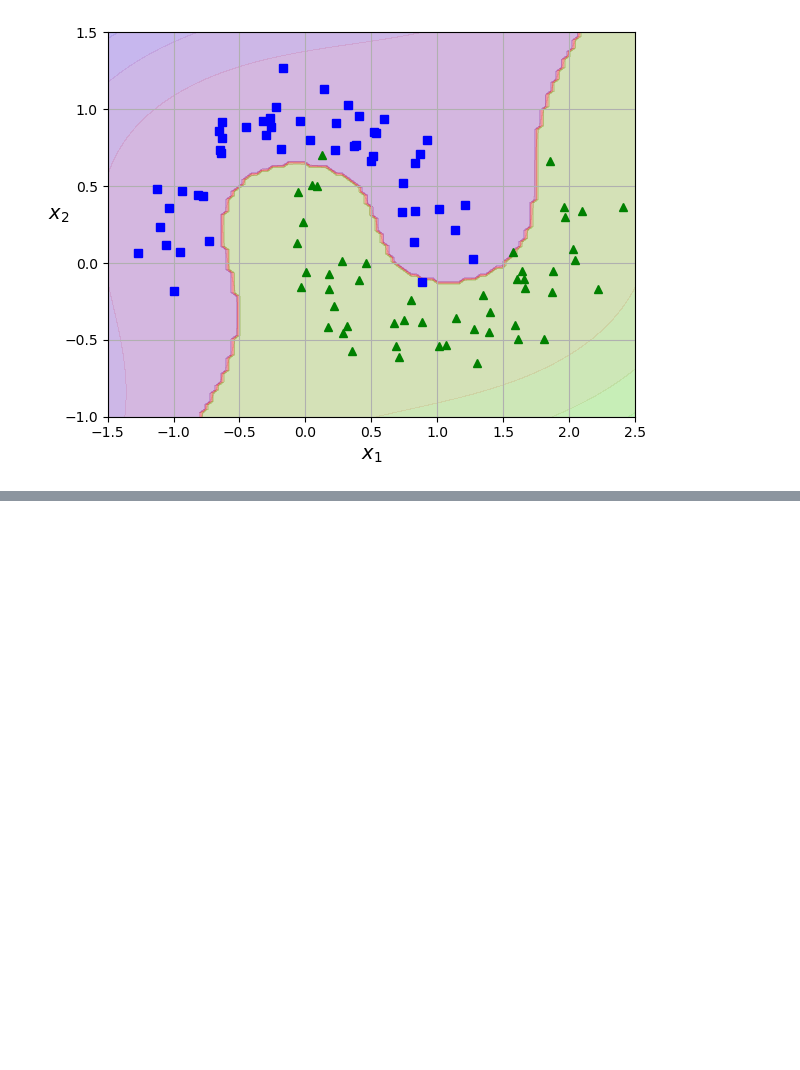
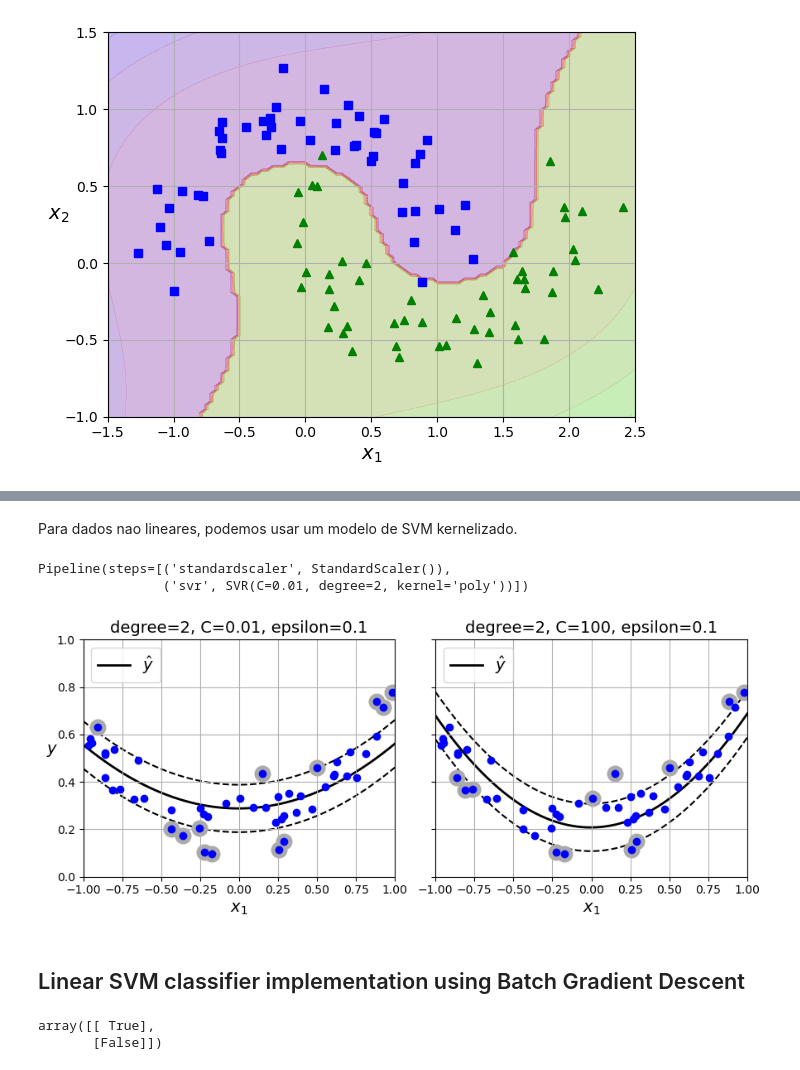
Before and after one commit to alvarosamp/Hands-On-Machine-Learning-with-Scikit-Learn--Keras--and-TensorFlow, a Jupyter notebook: Cap5 - SVM/notebook.ipynb, the cells around one changed output, grey strips where cells are left out. Drawn from its saved outputs; the diff is of its cells as text; code cells hidden in the pictures; blank space fills up the shorter version.

```diff
--- a/Cap5 - SVM/notebook.ipynb
+++ b/Cap5 - SVM/notebook.ipynb
@@ -362,0 +549,41 @@ plt.show()
+# %% [markdown]
+Para dados nao lineares, podemos usar um modelo de SVM kernelizado.
+# %%
+from sklearn.svm import SVR
+X = 2 * np.random.rand(50, 1) - 1
+y = 0.2 + 0.1 * X[:, 0] + 0.5 * X[:, 0] ** 2 + np.random.randn(50) / 10
+svm_poly_reg = make_pipeline(StandardScaler(),
+                             SVR(kernel="poly", degree=2, C=0.01, epsilon=0.1))
+svm_poly_reg.fit(X, y)
+# %% [output]
+Pipeline(steps=[('standardscaler', StandardScaler()),
+                ('svr', SVR(C=0.01, degree=2, kernel='poly'))])
+# %%
+svm_poly_reg2 = make_pipeline(StandardScaler(),
+                             SVR(kernel="poly", degree=2, C=100))
+svm_poly_reg2.fit(X, y)
+
+svm_poly_reg._support = find_support_vectors(svm_poly_reg, X, y)
+svm_poly_reg2._support = find_support_vectors(svm_poly_reg2, X, y)
+
+fig, axes = plt.subplots(ncols=2, figsize=(9, 4), sharey=True)
+plt.sca(axes[0])
+plot_svm_regression(svm_poly_reg, X, y, [-1, 1, 0, 1])
+plt.title(f"degree={svm_poly_reg[-1].degree}, "
+          f"C={svm_poly_reg[-1].C}, "
+          f"epsilon={svm_poly_reg[-1].epsilon}")
+plt.ylabel("$y$", rotation=0)
+plt.grid()
+
+plt.sca(axes[1])
+plot_svm_regression(svm_poly_reg2, X, y, [-1, 1, 0, 1])
+plt.title(f"degree={svm_poly_reg2[-1].degree}, "
+          f"C={svm_poly_reg2[-1].C}, "
+          f"epsilon={svm_poly_reg2[-1].epsilon}")
+plt.grid()
+save_fig("svm_with_polynomial_kernel_plot")
+plt.show()
+# %% [output]
+[figure, added]
+# %% [markdown]
+## Linear SVM classifier implementation using Batch Gradient Descent
@@ -362,0 +646,9 @@ plt.show()
+# %%
+C = 2
+svm_clf = MyLinearSVC(C=C, eta0 = 10, eta_d = 1000, n_epochs=60000,
+                      random_state=2)
+svm_clf.fit(X, y)
+svm_clf.predict(np.array([[5, 2], [4, 1]]))
+# %% [output]
+array([[ True],
+       [False]])
```
Also changed, not shown: parts of 16 cells of this notebook, 4 other files.
